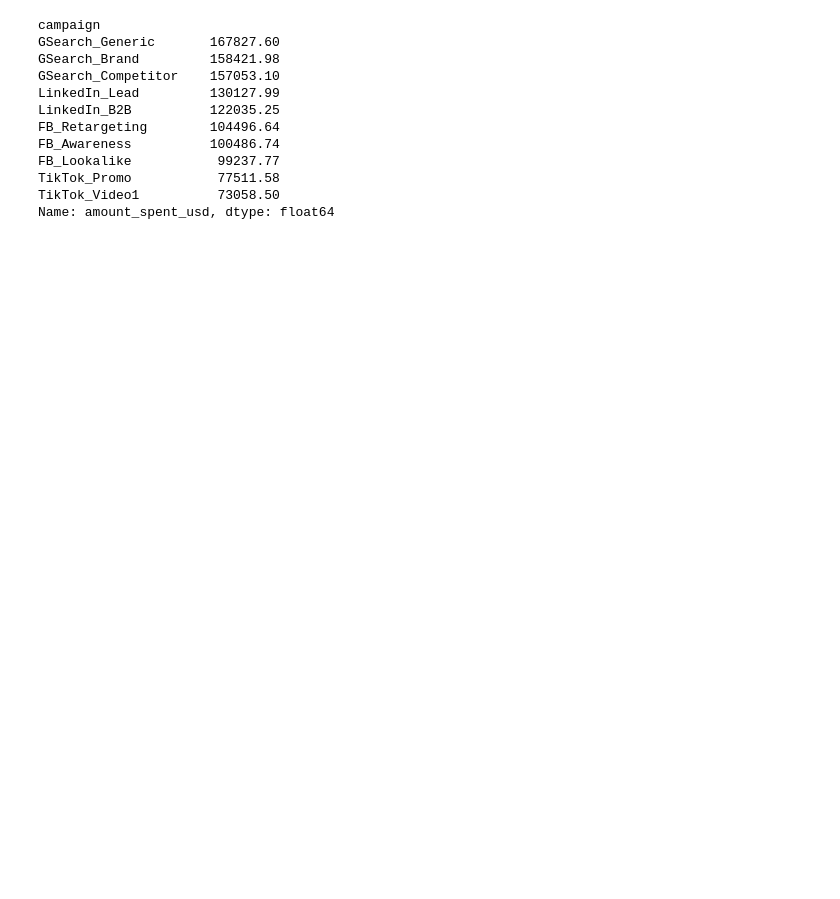
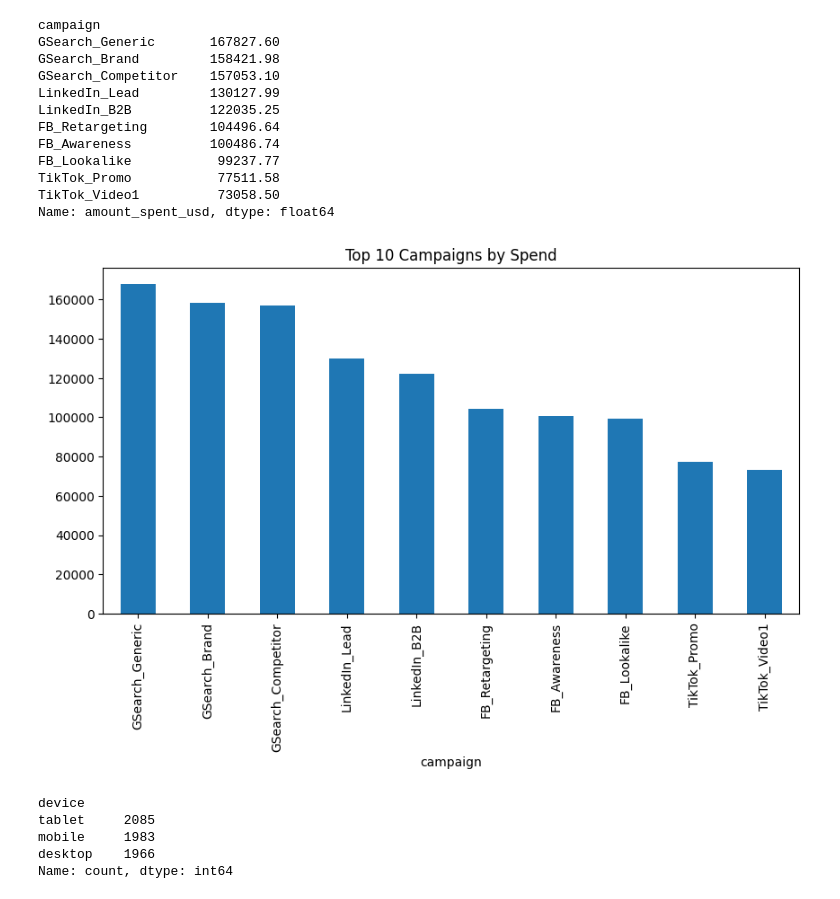
Before and after one commit to banerjee109/Infotact-Data-Team-2, a Jupyter notebook: notebook/business_metrics.ipynb, the cells around one changed output. Saved outputs shown, nothing was run; the diff lists cells and outputs as text; code cells hidden in the pictures; blank space fills up the shorter version.

```diff
--- a/notebook/business_metrics.ipynb
+++ b/notebook/business_metrics.ipynb
@@ -132,7 +183,7 @@ channel_revenue.plot(
 # %%
 campaign_spend = (
-    ad_df
-    .groupby("campaign")["amount_spent_usd"]
+    ad_df.groupby("campaign")
+    ["amount_spent_usd"]
     .sum()
     .sort_values(ascending=False)
 )
@@ -151,3 +202,19 @@ FB_Lookalike           99237.77
 TikTok_Promo           77511.58
 TikTok_Video1          73058.50
 Name: amount_spent_usd, dtype: float64
+# %%
+campaign_spend.head(10).plot(kind="bar")
+
+plt.title("Top 10 Campaigns by Spend")
+
+plt.show()
+# %% [output]
+[figure, added]
+# %%
+web_df["device"].value_counts()
+# %% [output]
+device
+tablet     2085
+mobile     1983
+desktop    1966
+Name: count, dtype: int64
```
Also changed, not shown: parts of 25 cells of this notebook.
